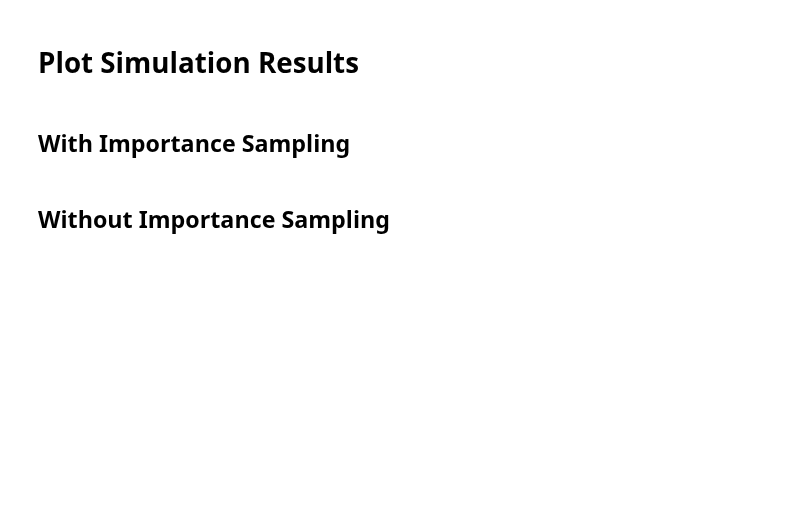
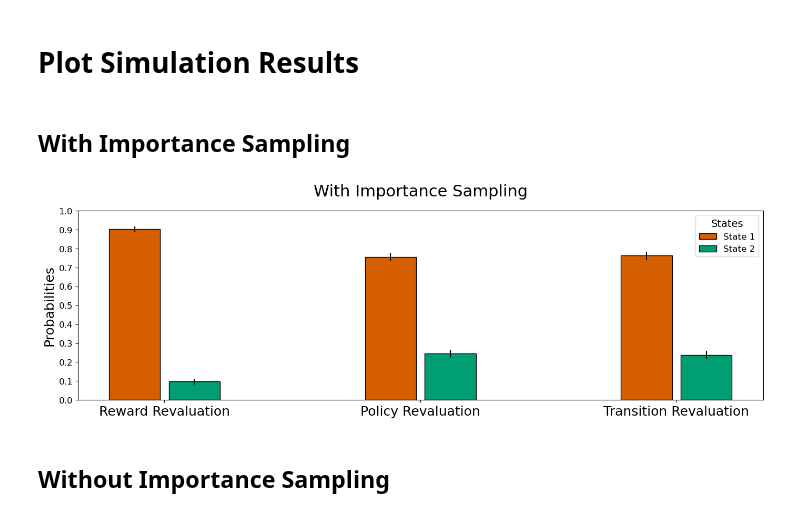
Before and after one commit to ArminBaz/SR-IS, a Jupyter notebook: src/reval_nhb.ipynb, the cells around one changed output. Cells and saved outputs as stored; diff of their text form; code cells hidden in the pictures; blank space fills up the shorter version.

Commit message:
notebook contains all the correct plots now

```diff
--- a/src/reval_nhb.ipynb
+++ b/src/reval_nhb.ipynb
@@ -27,21 +27,21 @@ colors = [3, 2]
 # %%
 ## Hyperparameters for individual plots to make results more similar to NHB
 # This produces 0.46 and 0.65 = 0.19
-# lambd = 10
-# alpha = 0.1
-# alpha_SR = 0.2
-# beta = 0.9
-# num_steps = 115
-# num_iterations = 400
+lambd = 10
+alpha = 0.1
+alpha_SR = 0.2
+beta = 0.9
+num_steps = 115
+num_iterations = 400
 
 ## Hyperparameters for plots all together to show a regular agent
 # This produces 0.75 and 0.90 = 0.15
-lambd = 10
-alpha = 0.15
-alpha_SR = 0.15
-beta = 1.0
-num_steps = 250
-num_iterations = 400
+# lambd = 10
+# alpha = 0.15
+# alpha_SR = 0.15
+# beta = 1.0
+# num_steps = 250
+# num_iterations = 400
 # %% [markdown]
 # Policy Revaluation
 # %% [markdown]
@@ -353,17 +353,19 @@ std_transition_without = np.sqrt((p_test * (1 - p_test)) / num_iterations)
 # %%
 # save_path = save_dir + "nhb_simulations_with.png"
 save_path = None
 
-# plot_nhb_decisions(
-#     probs_reward=prob_reward_with,
-#     probs_policy=prob_policy_with,
-#     probs_transition=prob_transition_with,
-#     colors=colors,
-#     leg_loc='upper right',
-#     save_path=save_path,
-#     title='With Importance Sampling',
-#     std=[std_reward_with, std_policy_with, std_transition_with]
-# )
+plot_nhb_decisions(
+    probs_reward=prob_reward_with,
+    probs_policy=prob_policy_with,
+    probs_transition=prob_transition_with,
+    colors=colors,
+    leg_loc='upper right',
+    save_path=save_path,
+    title='With Importance Sampling',
+    std=[std_reward_with, std_policy_with, std_transition_with]
+)
+# %% [output]
+[figure, added]
 # %% [markdown]
 ## Without Importance Sampling
 # %%
```
Also changed, not shown: parts of 8 cells of this notebook.
